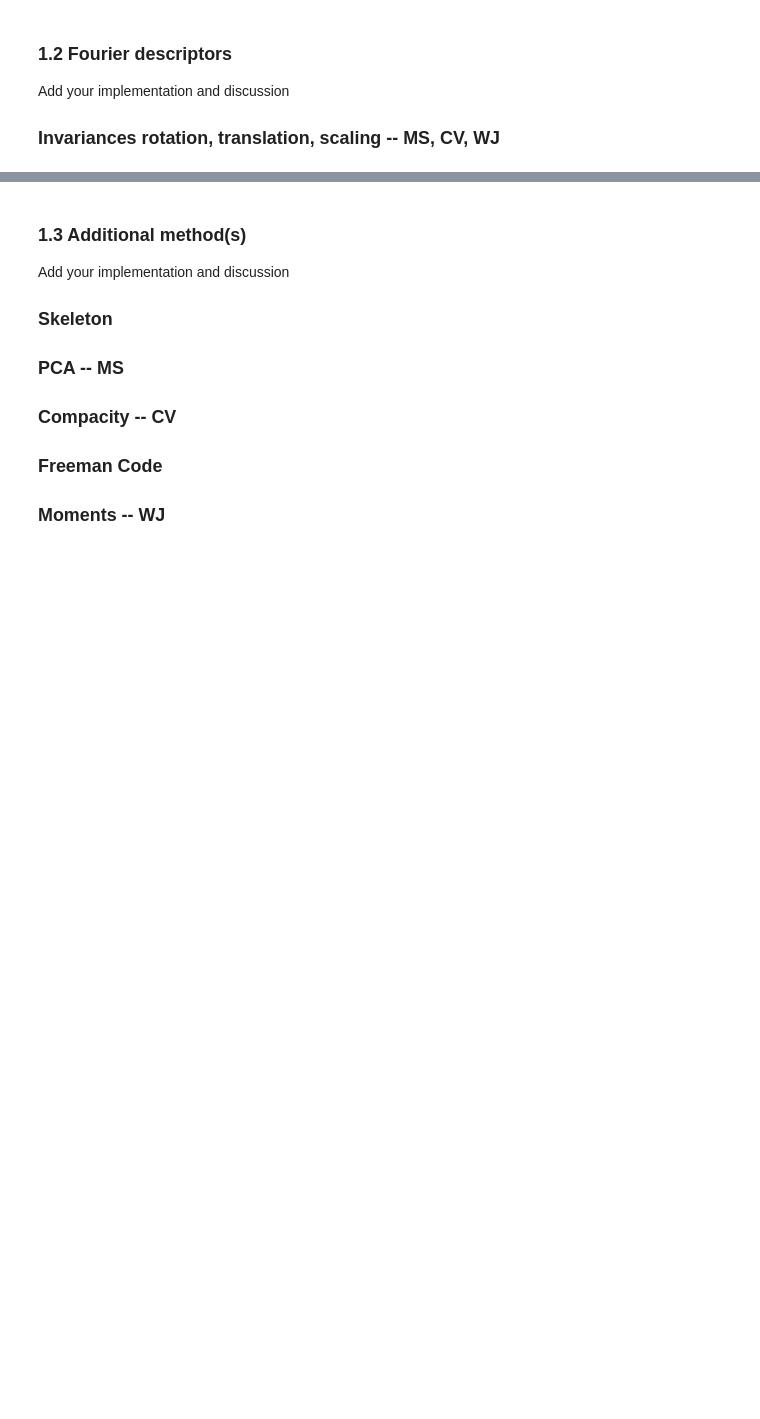
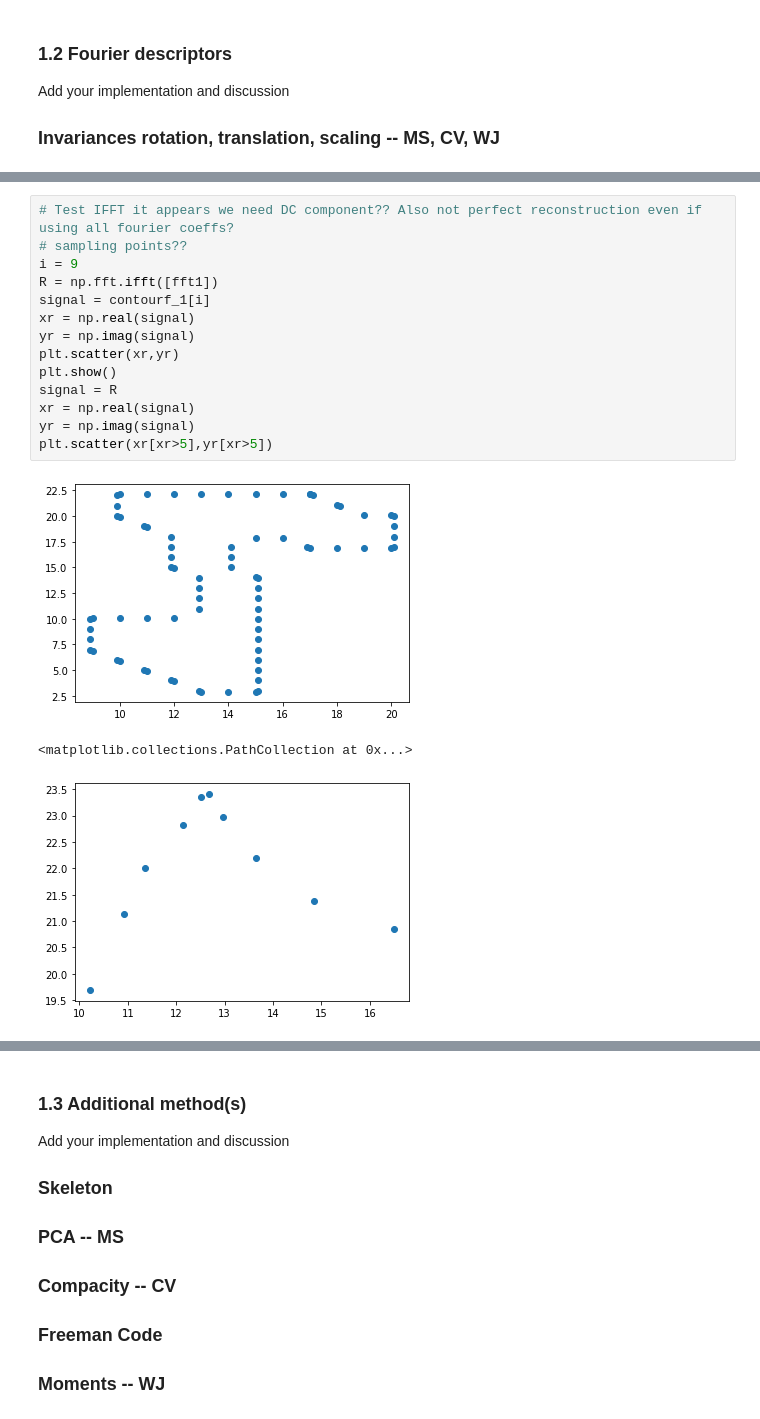
Before and after one commit to Jiang15/Image_analysis_and_pattern-recognition, a Jupyter notebook: Lab 2/lab_02_object_description.ipynb, the cells around one changed output, grey strips where cells are left out. Drawn from its saved outputs; the diff is of its cells as text; blank space fills up the shorter version.

Commit message:
Fourier descriptors

```diff
--- a/Lab 2/lab_02_object_description.ipynb
+++ b/Lab 2/lab_02_object_description.ipynb
@@ -144,0 +151,18 @@ plt.scatter(FD_1[:,0],FD_1[:,1])
+# %%
+# Test IFFT it appears we need DC component?? Also not perfect reconstruction even if using all fourier coeffs?
+# sampling points??
+i = 9
+R = np.fft.ifft([fft1])
+signal = contourf_1[i]
+xr = np.real(signal)
+yr = np.imag(signal)
+plt.scatter(xr,yr)
+plt.show()
+signal = R
+xr = np.real(signal)
+yr = np.imag(signal)
+plt.scatter(xr[xr>5],yr[xr>5])
+# %% [output]
+[figure, added]
+<matplotlib.collections.PathCollection at 0x...>
+[figure, added]
```
Also changed, not shown: parts of 5 cells of this notebook.
